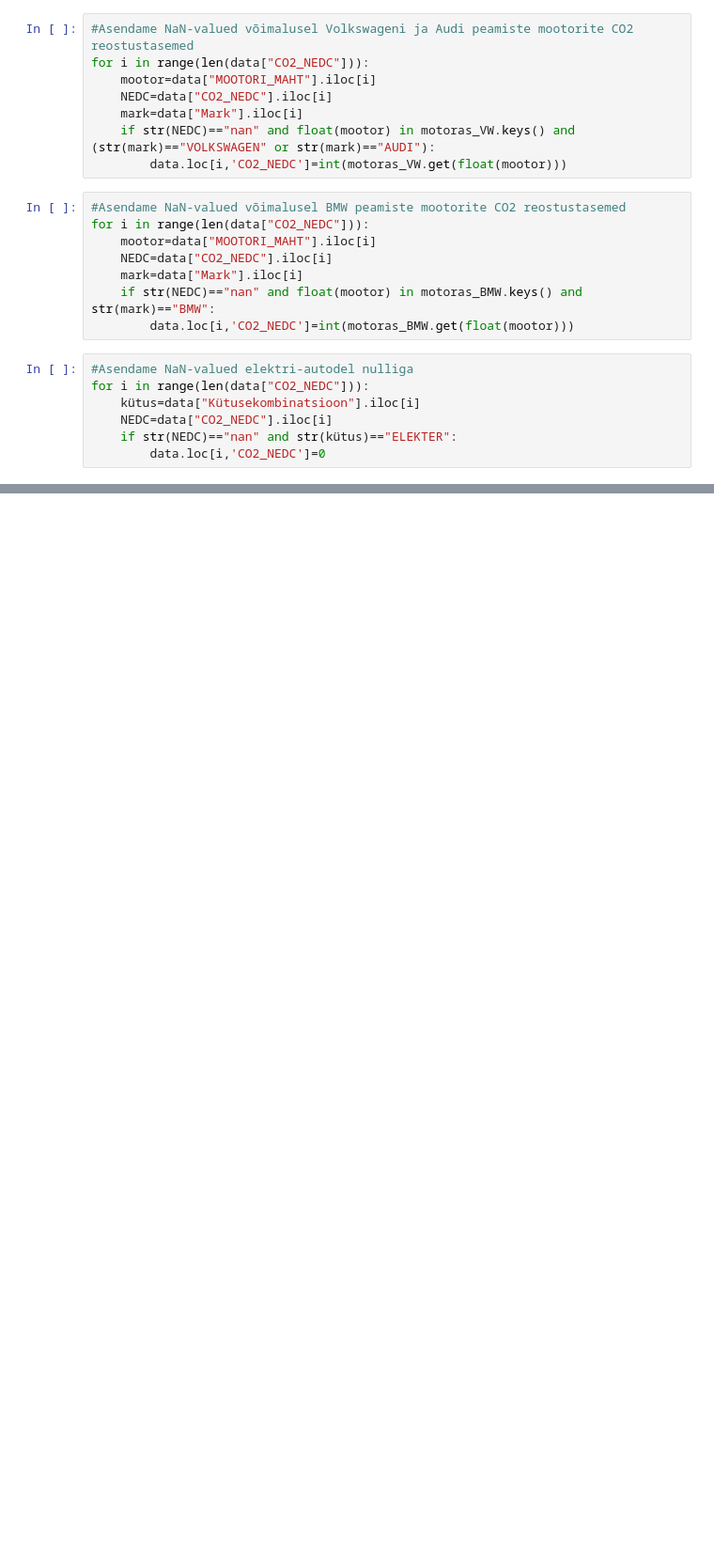
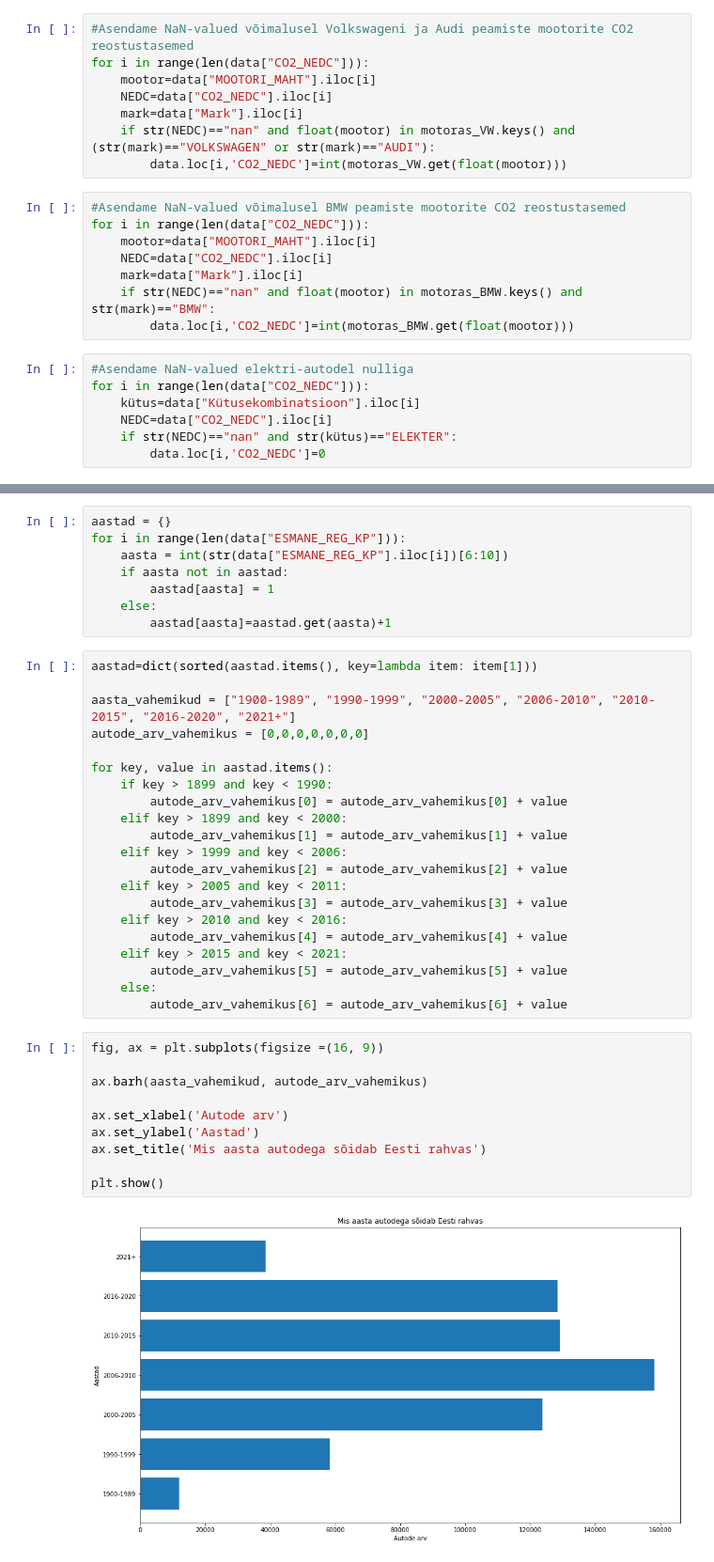
Before and after one commit to LiisReimand/DS_project, a Jupyter notebook: DSproject_D3.ipynb, the cells around one changed output, grey strips where cells are left out. Shown at 94% size. Drawn from its saved outputs; the diff is of its cells as text; blank space fills up the shorter version.

```diff
--- a/DSproject_D3.ipynb
+++ b/DSproject_D3.ipynb
@@ -260,0 +355,41 @@ data.tail(60)
+# %%
+aastad = {}
+for i in range(len(data["ESMANE_REG_KP"])):
+    aasta = int(str(data["ESMANE_REG_KP"].iloc[i])[6:10])
+    if aasta not in aastad:
+        aastad[aasta] = 1
+    else:
+        aastad[aasta]=aastad.get(aasta)+1
+# %%
+aastad=dict(sorted(aastad.items(), key=lambda item: item[1]))
+
+aasta_vahemikud = ["1900-1989", "1990-1999", "2000-2005", "2006-2010", "2010-2015", "2016-2020", "2021+"]
+autode_arv_vahemikus = [0,0,0,0,0,0,0]
+
+for key, value in aastad.items():
+    if key > 1899 and key < 1990:
+        autode_arv_vahemikus[0] = autode_arv_vahemikus[0] + value
+    elif key > 1899 and key < 2000:
+        autode_arv_vahemikus[1] = autode_arv_vahemikus[1] + value
+    elif key > 1999 and key < 2006:
+        autode_arv_vahemikus[2] = autode_arv_vahemikus[2] + value
+    elif key > 2005 and key < 2011:
+        autode_arv_vahemikus[3] = autode_arv_vahemikus[3] + value
+    elif key > 2010 and key < 2016:
+        autode_arv_vahemikus[4] = autode_arv_vahemikus[4] + value
+    elif key > 2015 and key < 2021:
+        autode_arv_vahemikus[5] = autode_arv_vahemikus[5] + value
+    else:
+        autode_arv_vahemikus[6] = autode_arv_vahemikus[6] + value
+# %%
+fig, ax = plt.subplots(figsize =(16, 9))
+
+ax.barh(aasta_vahemikud, autode_arv_vahemikus)
+
+ax.set_xlabel('Autode arv')
+ax.set_ylabel('Aastad')
+ax.set_title('Mis aasta autodega sõidab Eesti rahvas')
+
+plt.show()
+# %% [output]
+[figure, added]
```
Also changed, not shown: parts of 27 cells of this notebook, 1 other file.
